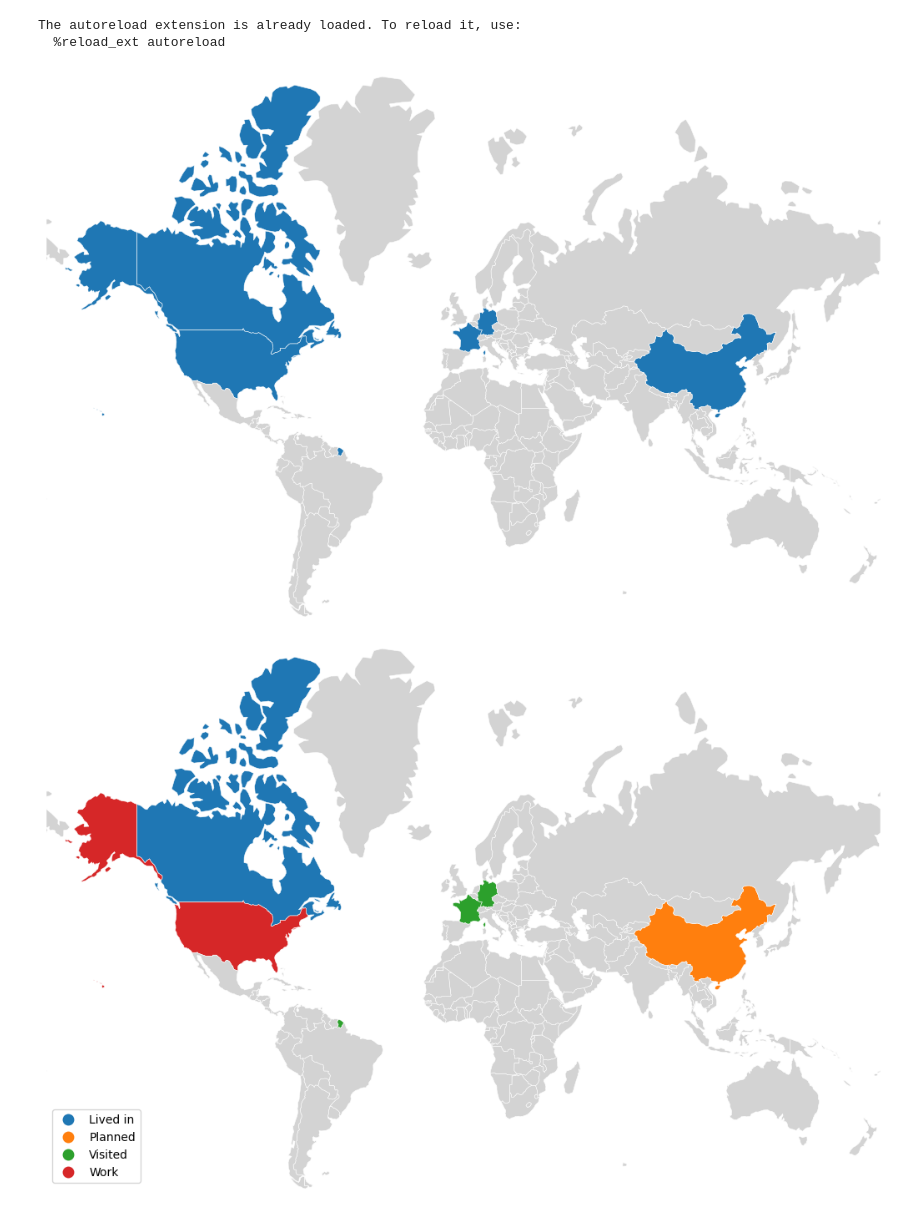
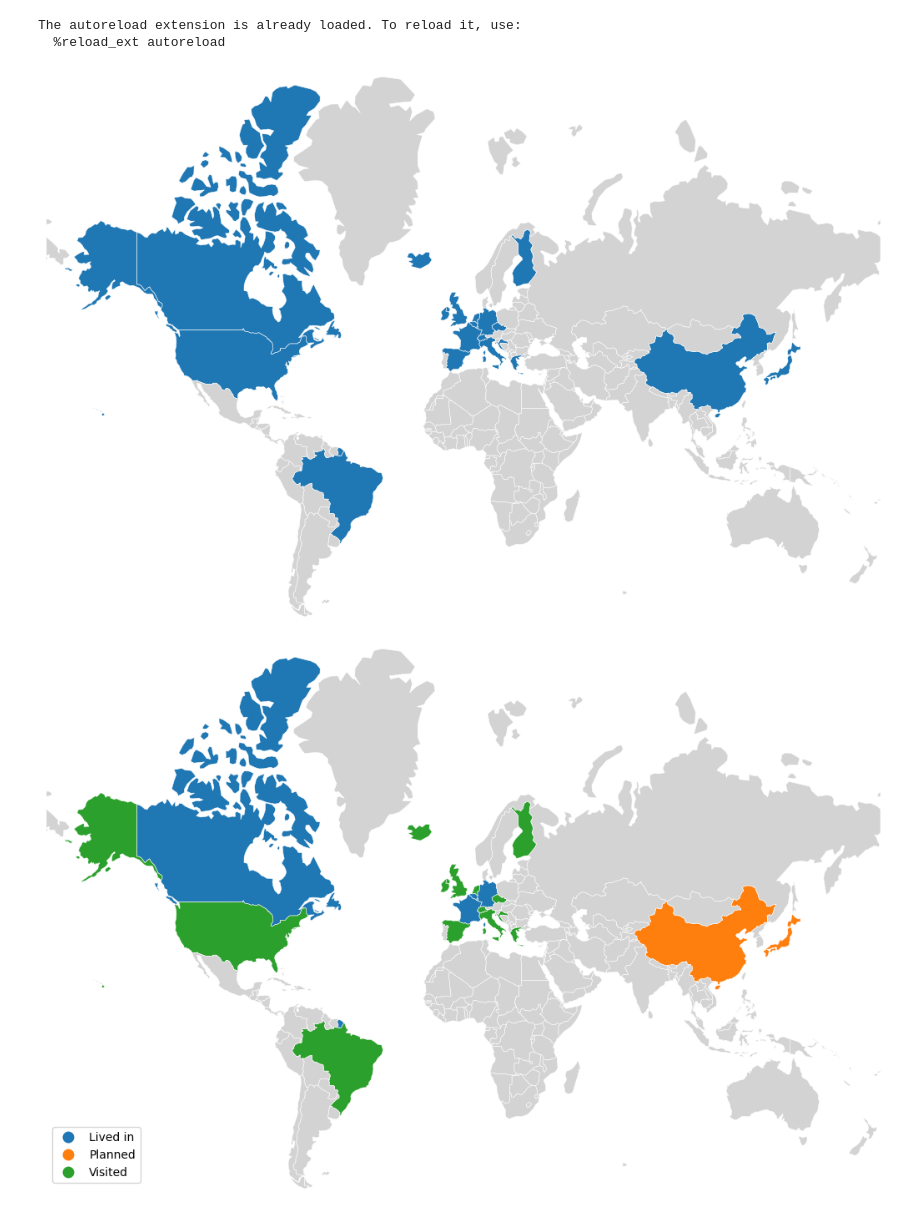
Before and after one commit to Fnor-BE/visited-countries-map, a Jupyter notebook: example.ipynb, the cells around one changed output. Cells and saved outputs as stored; diff of their text form; code cells hidden in the pictures.

```diff
--- a/example.ipynb
+++ b/example.ipynb
@@ -15,11 +8,36 @@ map.add_country('China', year=2016, status='Planned')
+# %%
+map = CountriesVisitedMap()
+map.add_country('Germany', 1990, status='Lived in')
+map.add_country('Belgium', 1990, status='Lived in')
+map.add_country('France', 2012, status='Lived in')
+map.add_country('Canada', 2014, status='Lived in')
+
+map.add_country('Luxembourg', 2000)
+map.add_country('United Kingdom', 2002)
+map.add_country('Netherlands', 2004)
+map.add_country('Spain', 2005)
+map.add_country('Greece', 2006)
+map.add_country('Italy', 2007)
+map.add_country('Switzerland', 2011)
+map.add_country('Croatia', 2012)
+map.add_country('Ireland', 2015)
+map.add_country('Czech Republic', 2015)
+map.add_country('United States', 2016)
+map.add_country('Brazil', 2017)
+map.add_country('Iceland', 2017)
+map.add_country('Finland', 2024)
+
+map.add_country('Japan', 2025, status='Planned')
+map.add_country('China', 2026, status='Planned')
 # %%
 map.plot()
 # %% [output]
-[figure, old version]
+[figure, new version]
 # %%
 map.plot_status()
+map.save('map.png')
 # %% [output]
-[figure, old version]
+[figure, new version]
 # %%
 map.plot_timeline()
 # %% [output]
```
Also changed, not shown: parts of 2 cells of this notebook, 2 other files.
